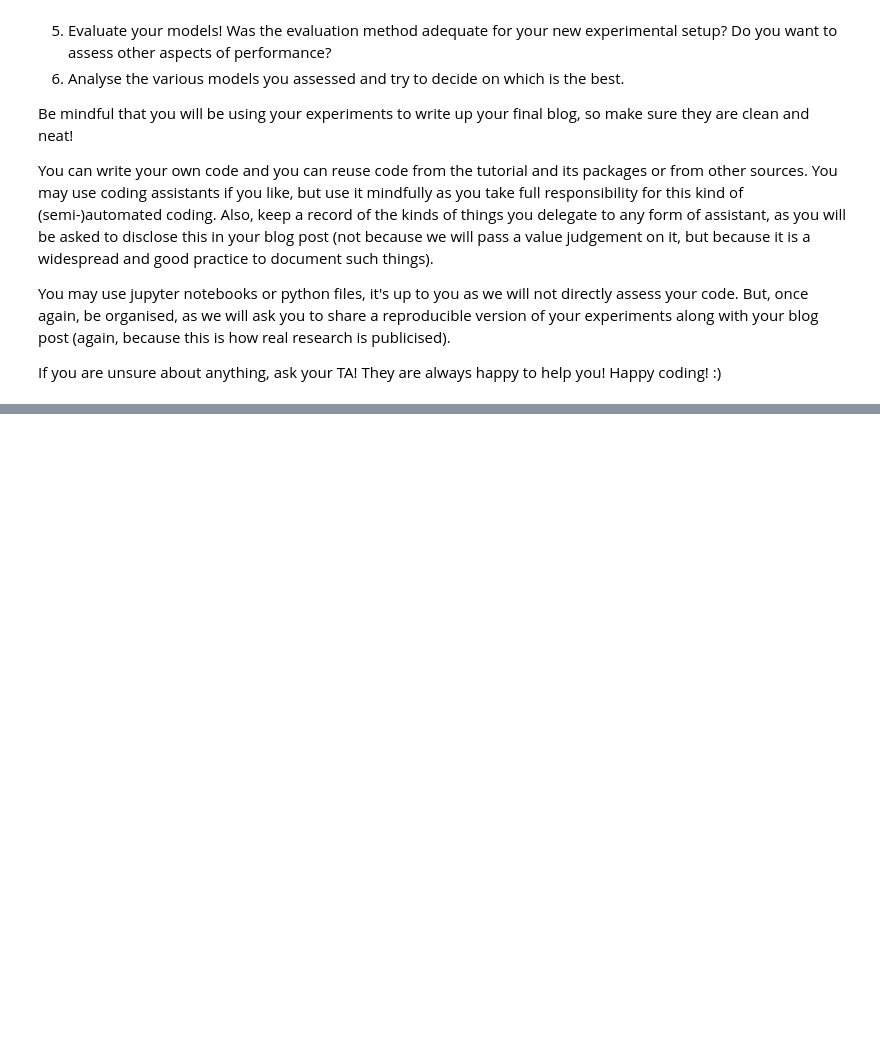
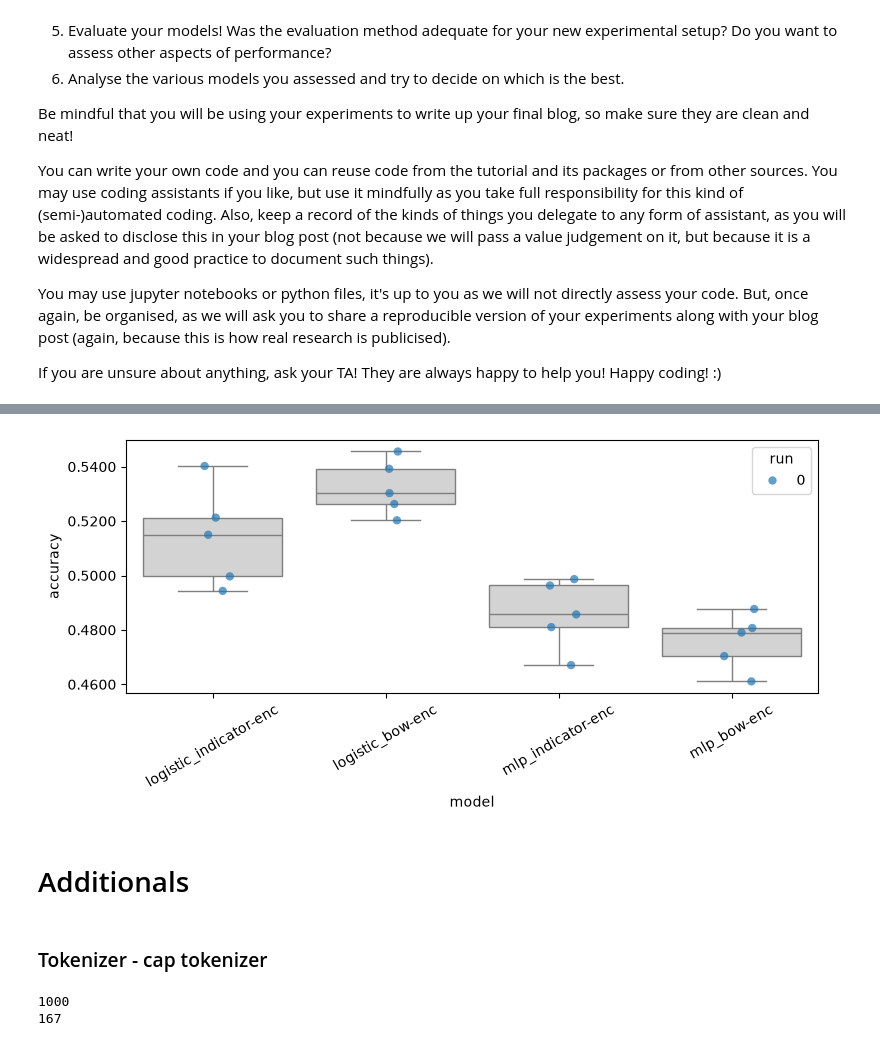
Before and after one commit to JaimieLauppe/NLP, a Jupyter notebook: nlp1-student-tutorial1-2026/part1/project.ipynb, the cells around one changed output, grey strips where cells are left out. Cells and saved outputs as stored; diff of their text form; code cells hidden in the pictures; blank space fills up the shorter version.

Commit message:
Added feature representation spaces and CV

```diff
--- a/nlp1-student-tutorial1-2026/part1/project.ipynb
+++ b/nlp1-student-tutorial1-2026/part1/project.ipynb
@@ -51,0 +162,14 @@ What you should **keep in mind** given that you will eventually write a blog pos
+# %%
+token_indicator_encoder = TokenIndicator(tokenizer)
+doc_repr = token_indicator_encoder(corpus[0])
+
+import numpy as np
+
+def similarity(encoder, text1, text2):
+    a = encoder(text1)
+    b = encoder(text2)
+
+    intersection = np.sum((a == 1) & (b == 1))
+    union = np.sum((a == 1) | (b == 1))
+
+    return intersection / union if union else 1.0
@@ -51,0 +344,26 @@ What you should **keep in mind** given that you will eventually write a blog pos
+# %%
+%%time
+try:
+    #from part1 import solutions
+    my_classifiers['mlp_bow-enc'] = []
+    for run, seed in enumerate(my_seeds):   # about 20 minutes for a full run (with 5 folds)
+        run_folder = f"{results_folder}/mlp_bow-enc/seed-{seed}"
+        my_classifiers['mlp_bow-enc'].append(
+            part1.experiment.cross_validation_experiment(
+                data_splits=my_cross_validation_sets[run],
+                outcome_space=agnews_outcome_space,
+                encoder=bow_encoder,
+                model_option='mlp',
+                save_to=run_folder,
+                smlp_args={
+                    'hidden_dim': 128,
+                    'dropout': 0.1,
+                    'batch_size': 64,
+                    'learning_rate': 1e-4,
+                    'weight_decay': 1e-4,
+                    'num_epochs': 10,
+                }
+            )
+        )
+except ImportError:
+    print("You need your own implementation of the bag-of-words encoder")
@@ -51,0 +448,32 @@ What you should **keep in mind** given that you will eventually write a blog pos
+# %%
+part1.analysis.plot_box_and_points(part1.analysis.make_data_frame(my_classifiers))
+# %% [output]
+[figure, added]
+# %% [markdown]
+# Additionals
+# %% [markdown]
+### Tokenizer - cap tokenizer
+# %%
+class CapTokenizer(Encoder):
+
+    def __init__(self, tokenizer: Tokenizer):
+        self.tokenizer = tokenizer
+
+    def __len__(self) -> int:
+        """Dimensionality of the representation space"""
+        return len(tokenizer.get_vocab())
+
+    def __call__(self, x: str) -> 'np.array':
+        """Represent x as a D-dimensional vector of real numbers"""
+
+        unique_token_ids = list(self.tokenizer.encode(x).ids)
+        if len(unique_token_ids) - len(self) < 0:
+            vector = unique_token_ids[:len(self)] + [0] * (len(self) - len(unique_token_ids))
+        else:
+            vector = unique_token_ids[:len(self)]
+        return vector
+
+cap_encoder = CapTokenizer(tokenizer)
+# %% [output]
+1000
+167
```
Also changed, not shown: parts of 13 cells of this notebook.
